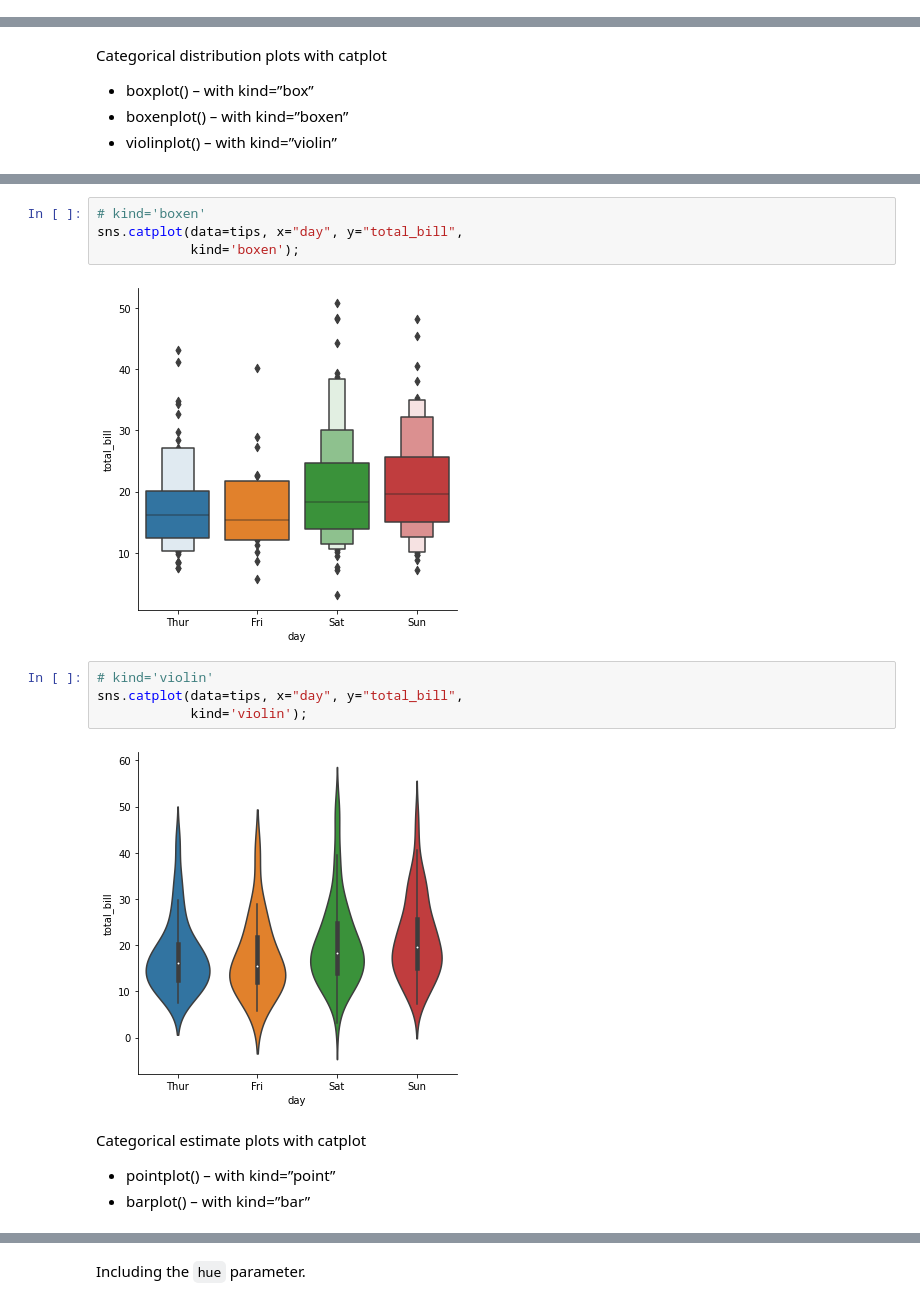
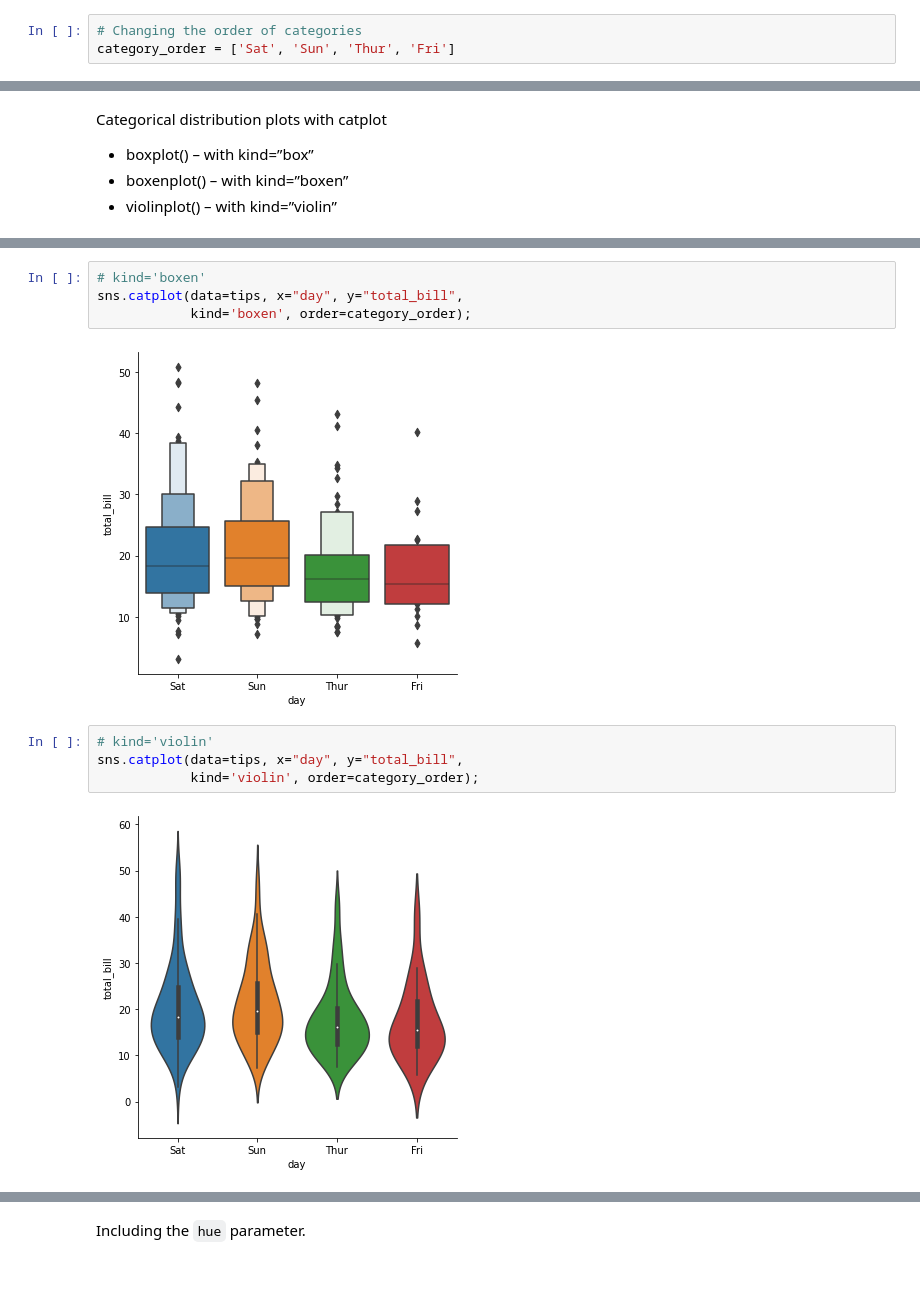
Before and after one commit to Goliath-Research/Introduction-to-Data-Science, a Jupyter notebook: 05-Introduction to Data Visualization/05-Categorical Plot in Seaborn.ipynb, the cells around one changed output, grey strips where cells are left out. Drawn from its saved outputs; the diff is of its cells as text; blank space fills up the shorter version.

```diff
--- a/05-Introduction to Data Visualization/05-Categorical Plot in Seaborn.ipynb
+++ b/05-Introduction to Data Visualization/05-Categorical Plot in Seaborn.ipynb
@@ -34,0 +39,3 @@ sns.catplot(data=tips, x="day", y="total_bill");
+# %%
+# Changing the order of categories
+category_order = ['Sat', 'Sun', 'Thur', 'Fri']
@@ -54,16 +127,12 @@ sns.catplot(data=tips, x="day", y="total_bill",
 # %%
 # kind='boxen'
 sns.catplot(data=tips, x="day", y="total_bill",
-            kind='boxen');
+            kind='boxen', order=category_order);
 # %% [output]
-[figure, old version]
+[figure, new version]
 # %%
 # kind='violin'
 sns.catplot(data=tips, x="day", y="total_bill",
-            kind='violin');
+            kind='violin', order=category_order);
 # %% [output]
-[figure, old version]
+[figure, new version]
-# %% [markdown]
-Categorical estimate plots with catplot
-- pointplot() – with kind=”point”
-- barplot() – with kind=”bar”
```
Also changed, not shown: parts of 31 cells of this notebook, 3 other files.
